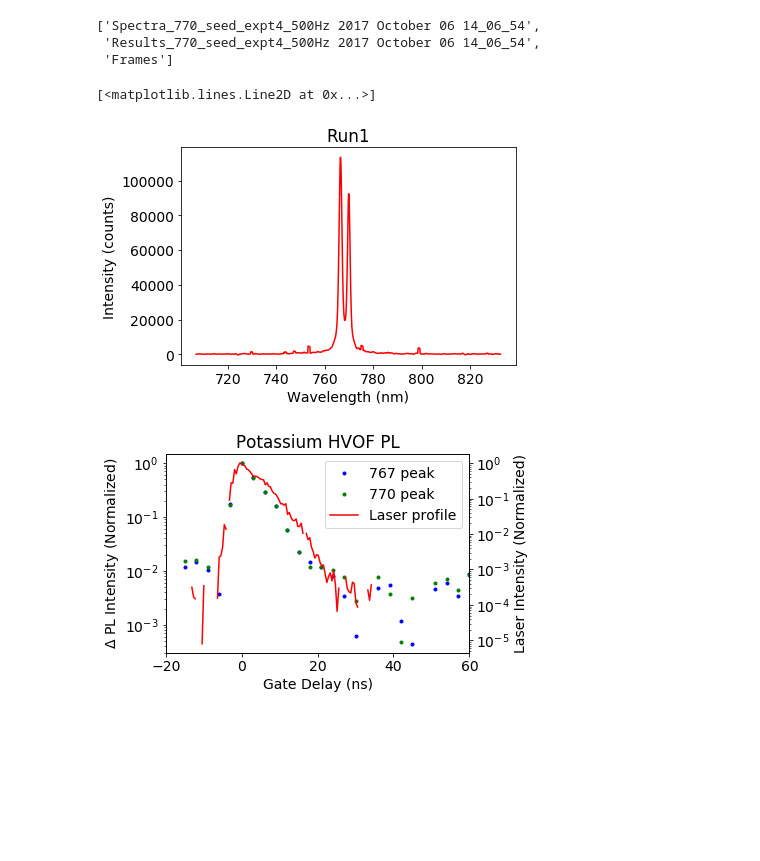
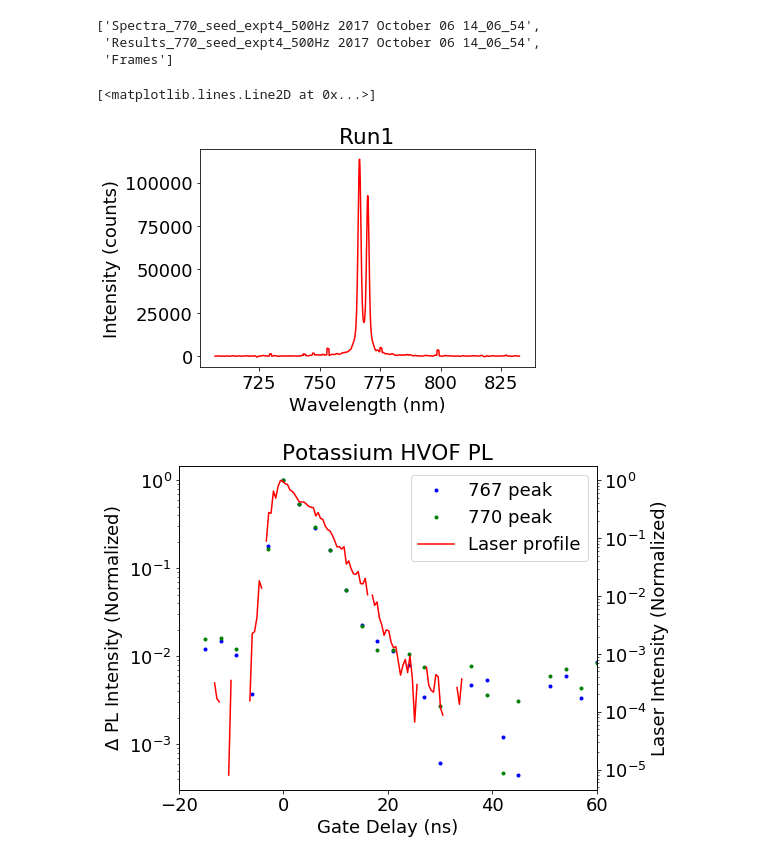
Before and after one commit to msb002/MHDlab, a Jupyter notebook: Python Analysis/Clean_Vapor Tube Analysis-excimer_Original.ipynb, the cells around one changed output. Cells and saved outputs as stored; diff of their text form; code cells hidden in the pictures; blank space fills up the shorter version.

```diff
--- a/Python Analysis/Clean_Vapor Tube Analysis-excimer_Original.ipynb
+++ b/Python Analysis/Clean_Vapor Tube Analysis-excimer_Original.ipynb
@@ -10,7 +10,7 @@ import TDMS_MHD as MHD
 import pandas as pd
 %matplotlib inline
 
-mpl.rcParams.update({'font.size': 14})
+mpl.rcParams.update({'font.size': 18})
 
 
 class VaporTubes(MHD.TDMS,MHD.TDMS_pd):
@@ -74,7 +74,7 @@ plt.title("Run1")
 plt.plot(spectra_wl,spectra, 'r')
 # %% [output]
 [<matplotlib.lines.Line2D at 0x...>]
-[figure, old version]
+[figure, new version]
 # %%
 
 offset_time = 815
@@ -88,7 +88,7 @@ L_int_norm = L_int/L_int.max()
 
 spectra_time_off = spectra_time - offset_time
 # %%
-fig, ax1 = plt.subplots()
+fig, ax1 = plt.subplots(figsize = (8,6))
 ln1 = ax1.plot(K_time_off, K_int_1_norm, 'b.', label = '767 peak')
 ln2 = ax1.plot(K_time_off, K_int_2_norm, 'g.', label = '770 peak')
 
@@ -98,34 +98,34 @@ ax2.set_ylabel("Laser Intensity (Normalized)")
 ax2.tick_params('y')
 
 plt.legend()
 
 ln3 = ax2.plot(L_time_off, L_int_norm, 'r', label = 'Laser profile')
 
 ax1.set_xlabel("Gate Delay (ns)")
 # Make the y-axis label, ticks and tick labels match the line color.
 ax1.set_ylabel("$\\Delta$ PL Intensity (Normalized)")
 ax1.tick_params('y')
 
 
 
 
 plt.title("Potassium HVOF PL")
 fig.tight_layout()
 
 lns = ln1+ln2+ln3
 labs = [l.get_label() for l in lns]
 ax1.legend(lns, labs, loc=0)
 
 ax2.set_yscale('log')
 ax1.set_yscale('log')
 
 #ax1.set_ylim((0.00001),2)
 #ax2.set_ylim((0.00001),2)
 ax1.set_xlim(-20,60)
 
 plt.show()
 # %% [output]
-[figure, old version]
+[figure, new version]
 # %%
 fig, ax1 = plt.subplots()
 ln1 = ax1.plot(time, avg_peak1, 'b.', label = '780 peak')
```
Also changed, not shown: parts of 3 cells of this notebook, 1 other file.
